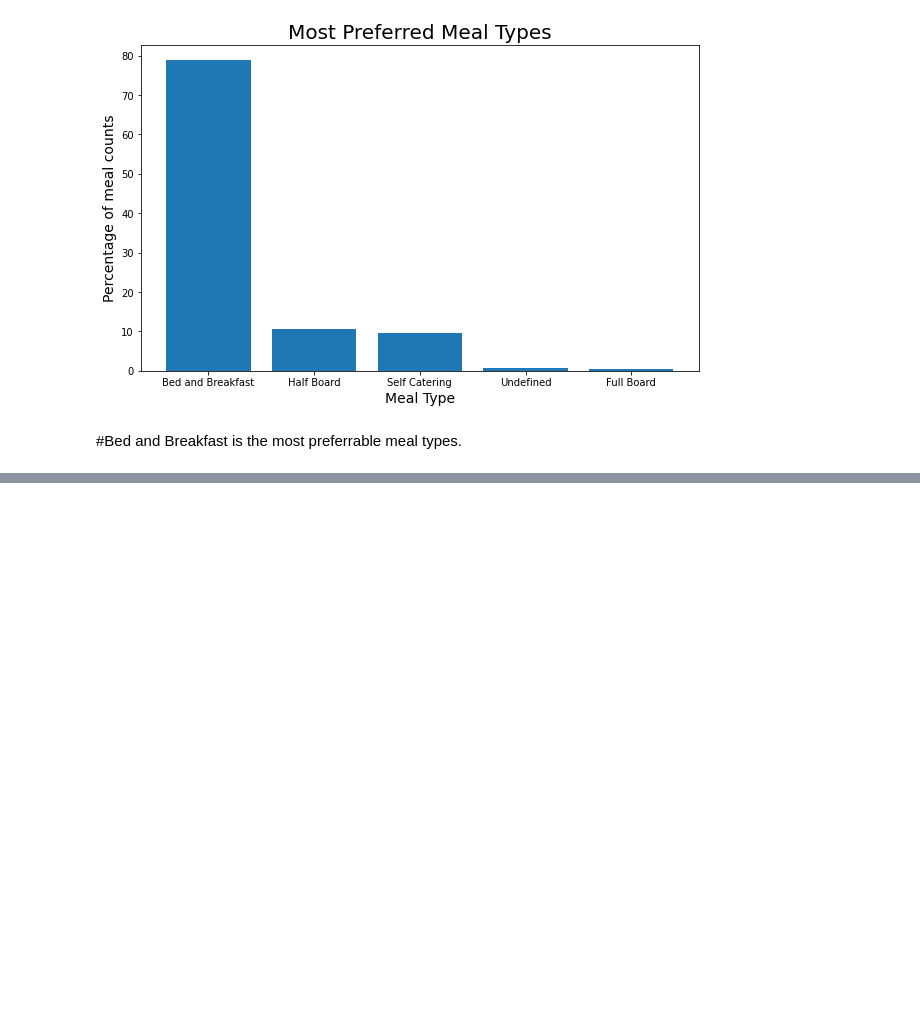
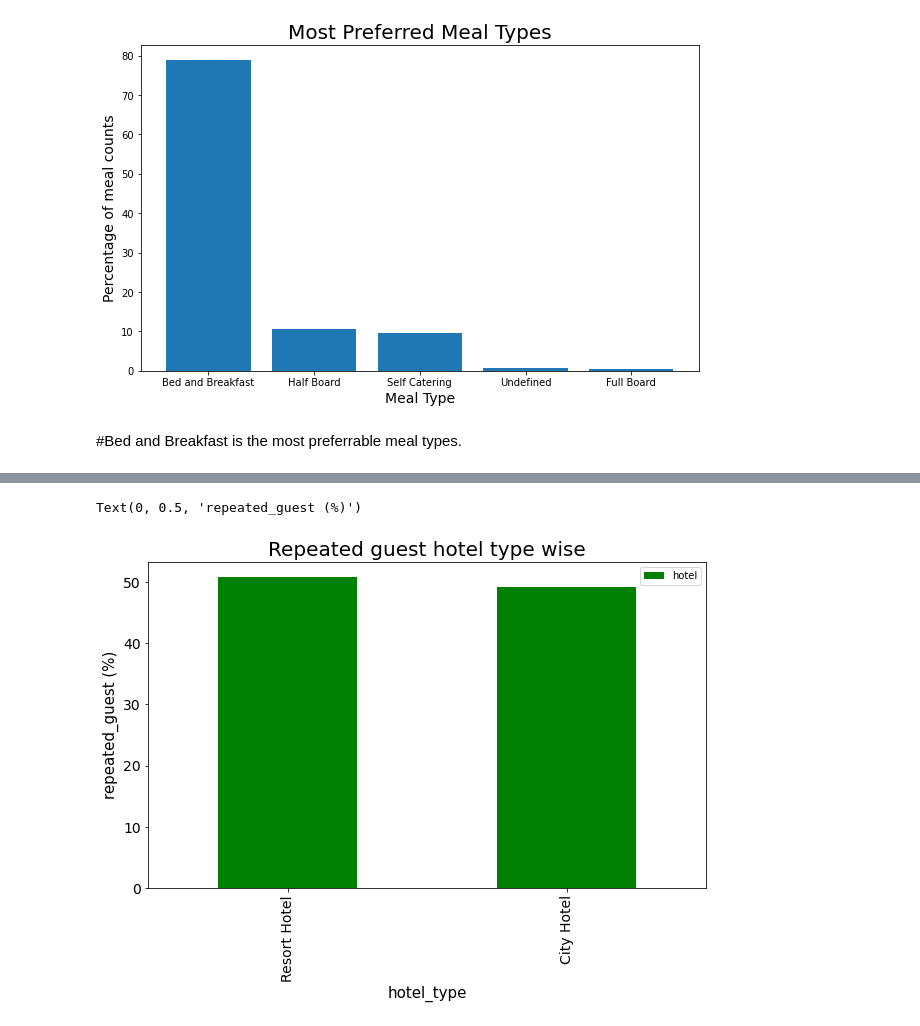
Before and after one commit to sahiljagtap11/Hotel_booking_analysis, a Jupyter notebook: SahilJ_commit_Copy_of_Final_Group_Hotel_Booking_Analysis_Capstone_Project.ipynb, the cells around one changed output, grey strips where cells are left out. Cells and saved outputs as stored; diff of their text form; code cells hidden in the pictures; blank space fills up the shorter version.

```diff
--- a/SahilJ_commit_Copy_of_Final_Group_Hotel_Booking_Analysis_Capstone_Project.ipynb
+++ b/SahilJ_commit_Copy_of_Final_Group_Hotel_Booking_Analysis_Capstone_Project.ipynb
@@ -183,0 +259,8 @@ Text(0, 0.5, 'Percentage of meal counts')
+# %%
+ax = repeated_guest.plot.bar(color = ['green'],figsize = (10,6),fontsize =14)
+ax.set_title('Repeated guest hotel type wise',fontsize = 20)
+ax.set_xlabel('hotel_type',fontsize=15)
+ax.set_ylabel('repeated_guest (%)',fontsize=15)
+# %% [output]
+Text(0, 0.5, 'repeated_guest (%)')
+[figure, added]
```
Also changed, not shown: parts of 13 cells of this notebook.
